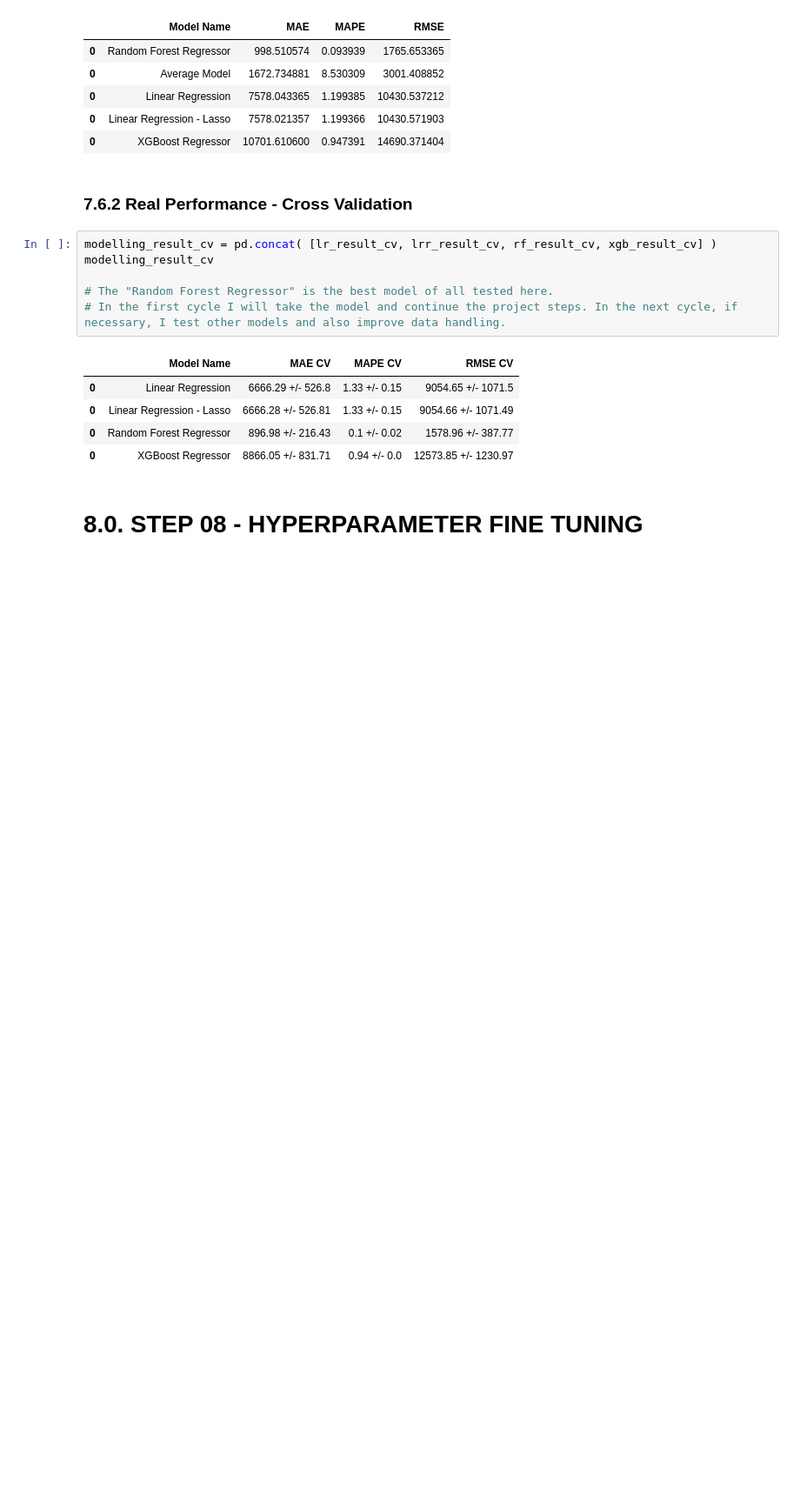
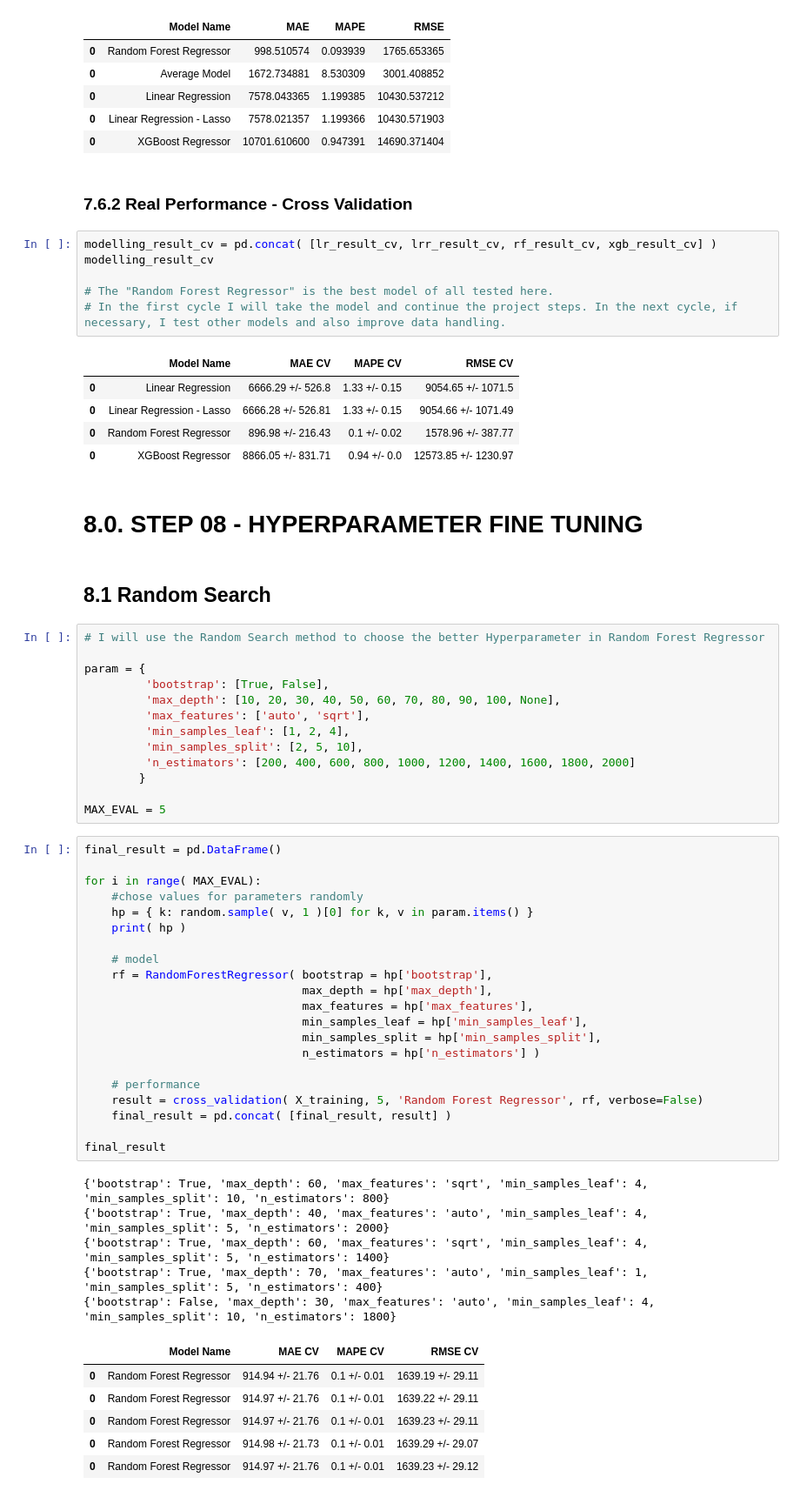
Before and after one commit to panambY/Hourly_Energy_Consumption, a Jupyter notebook: Hourly_Energy_Consumption.ipynb, the cells around one changed output. Shown at 87% size. Drawn from its saved outputs; the diff is of its cells as text; blank space fills up the shorter version.

Commit message:
random search

```diff
--- a/Hourly_Energy_Consumption.ipynb
+++ b/Hourly_Energy_Consumption.ipynb
@@ -1230,3 +1234,51 @@ modelling_result_cv
 | 0 | XGBoost Regressor | 8866.05 +/- 831.71 | 0.94 +/- 0.0 | 12573.85 +/- 1230.97 |
 # %% [markdown]
 # 8.0. STEP 08 - HYPERPARAMETER FINE TUNING
+# %% [markdown]
+## 8.1 Random Search
+# %%
+# I will use the Random Search method to choose the better Hyperparameter in Random Forest Regressor
+
+param = {
+         'bootstrap': [True, False],
+         'max_depth': [10, 20, 30, 40, 50, 60, 70, 80, 90, 100, None],
+         'max_features': ['auto', 'sqrt'],
+         'min_samples_leaf': [1, 2, 4],
+         'min_samples_split': [2, 5, 10],
+         'n_estimators': [200, 400, 600, 800, 1000, 1200, 1400, 1600, 1800, 2000]
+        }
+
+MAX_EVAL = 5
+# %%
+final_result = pd.DataFrame()
+
+for i in range( MAX_EVAL):
+    #chose values for parameters randomly
+    hp = { k: random.sample( v, 1 )[0] for k, v in param.items() }
+    print( hp )
+
+    # model
+    rf = RandomForestRegressor( bootstrap = hp['bootstrap'],
+                                max_depth = hp['max_depth'],
+                                max_features = hp['max_features'],
+                                min_samples_leaf = hp['min_samples_leaf'],
+                                min_samples_split = hp['min_samples_split'],
+                                n_estimators = hp['n_estimators'] )
+
+    # performance
+    result = cross_validation( X_training, 5, 'Random Forest Regressor', rf, verbose=False)
+    final_result = pd.concat( [final_result, result] )
+
+final_result
+# %% [output]
+{'bootstrap': True, 'max_depth': 60, 'max_features': 'sqrt', 'min_samples_leaf': 4, 'min_samples_split': 10, 'n_estimators': 800}
+{'bootstrap': True, 'max_depth': 40, 'max_features': 'auto', 'min_samples_leaf': 4, 'min_samples_split': 5, 'n_estimators': 2000}
+{'bootstrap': True, 'max_depth': 60, 'max_features': 'sqrt', 'min_samples_leaf': 4, 'min_samples_split': 5, 'n_estimators': 1400}
+{'bootstrap': True, 'max_depth': 70, 'max_features': 'auto', 'min_samples_leaf': 1, 'min_samples_split': 5, 'n_estimators': 400}
+{'bootstrap': False, 'max_depth': 30, 'max_features': 'auto', 'min_samples_leaf': 4, 'min_samples_split': 10, 'n_estimators': 1800}
+|  | Model Name | MAE CV | MAPE CV | RMSE CV |
+| 0 | Random Forest Regressor | 914.94 +/- 21.76 | 0.1 +/- 0.01 | 1639.19 +/- 29.11 |
+| 0 | Random Forest Regressor | 914.97 +/- 21.76 | 0.1 +/- 0.01 | 1639.22 +/- 29.11 |
+| 0 | Random Forest Regressor | 914.97 +/- 21.76 | 0.1 +/- 0.01 | 1639.23 +/- 29.11 |
+| 0 | Random Forest Regressor | 914.98 +/- 21.73 | 0.1 +/- 0.01 | 1639.29 +/- 29.07 |
+| 0 | Random Forest Regressor | 914.97 +/- 21.76 | 0.1 +/- 0.01 | 1639.23 +/- 29.12 |
```
Also changed, not shown: parts of 1 cell of this notebook.
